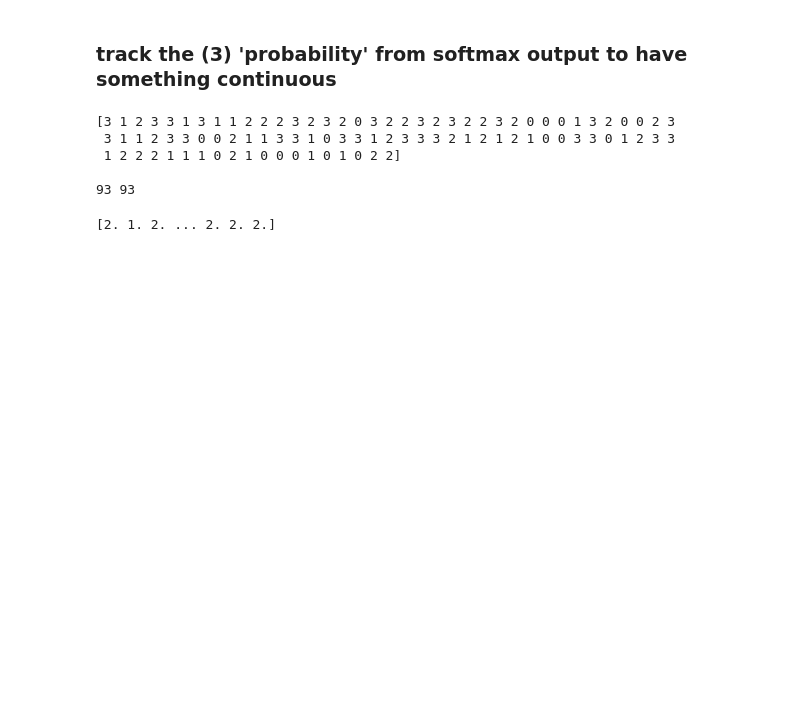
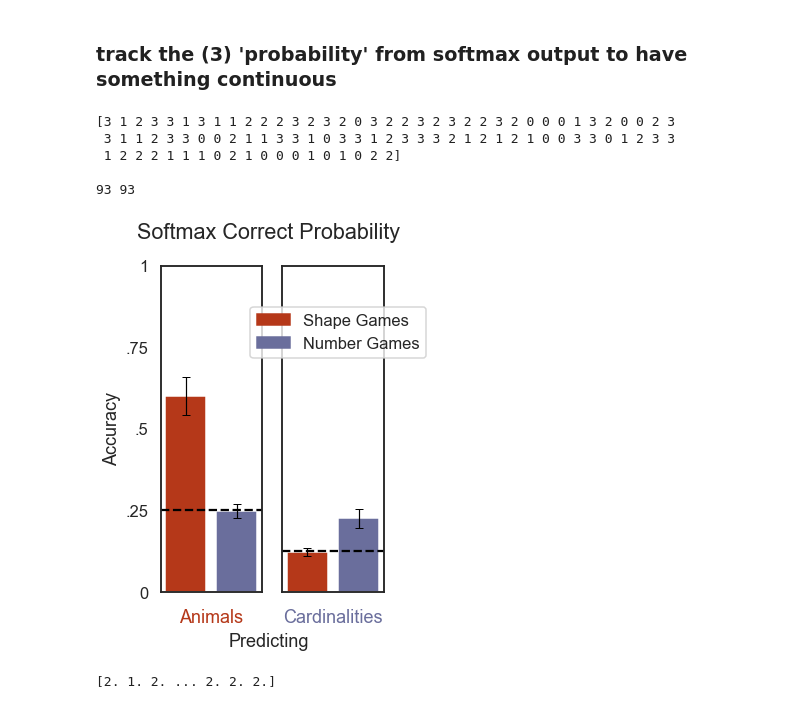
Before and after one commit to cogtoolslab/improvised_numerals, a Jupyter notebook: analysis/iternum_feature_analysis.ipynb, the cells around one changed output. Saved outputs shown, nothing was run; the diff lists cells and outputs as text; code cells hidden in the pictures; blank space fills up the shorter version.

```diff
--- a/analysis/iternum_feature_analysis.ipynb
+++ b/analysis/iternum_feature_analysis.ipynb
@@ -849,3 +866,63 @@ print(len(test), len(clf_A.predict_proba(X_A_test)))
+# %%
+soft_A_all = clf_A.predict_proba(X_A_test)
+soft_CA_all = clf_CA.predict_proba(X_CA_test)
+
+soft_C_all = clf_C.predict_proba(X_C_test)
+soft_AC_all = clf_AC.predict_proba(X_AC_test)
+
+aml_labels = ['bear','deer','owl','rabbit']
+num_labels = ['0','1','2','3','4','5','6','7']
+
+def get_guess(names,softmax,labels):
+    guesses = []
+    for i in range(len(labels)):
+        name = labels[i]
+        index = names.index(name)
+        guess = softmax[i,index]
+        guesses = np.append(guesses,guess)
+    return np.array(guesses)
+
+soft_A = get_guess(aml_labels,soft_A_all,y_A_test)
+soft_CA = get_guess(aml_labels,soft_CA_all,y_CA_test)
+
+soft_C = get_guess(num_labels,soft_C_all,y_C_test)
+soft_AC = get_guess(num_labels,soft_AC_all,y_AC_test)
+
+# copied directly from accuracy bar graph above
+fig , (ax1,ax2) = plt.subplots(1,2 , sharey=True, figsize = (4,6))
+ax1.set_ylim(0,1)
+fig.suptitle("Softmax Correct Probability")
+ax1.bar(["A","CA"],
+        [np.mean(soft_A),
+         np.mean(soft_CA)],
+       color = ['#b53819','#6a6e9c'],
+       yerr = [cf95(soft_A),
+               cf95(soft_CA)], error_kw={'linewidth':1.2,'capsize':4})
+ax1.set_xlabel("Animals",color='#b53819')
+ax1.set_xticklabels([])
+ax1.set_yticks([0,.25,.5,.75,1])
+ax1.set_yticklabels(['0','.25','.5','.75','1'])
+ax2.bar(["AC","C"],
+        [np.mean(soft_AC),
+         np.mean(soft_C)],
+       color = ['#b53819','#6a6e9c'],
+       yerr = [cf95(soft_AC),
+               cf95(soft_C)], error_kw={'linewidth':1.2,'capsize':4})
+ax2.set_xlabel("Cardinalities",color='#6a6e9c')
+ax2.set_xticklabels([])
+l1=ax1.axhline(0.25,color='black',ls='--')
+l1.set_label('l1')
+l2=ax2.axhline(0.125,color='black',ls='--')
+l2.set_label('l2')
+ax1.set_ylabel("Accuracy")
+fig.text(0.5, 0, 'Predicting', ha='center')
+colors = ['#b53819', '#6a6e9c']
+texts = ["Shape Games", "Number Games"]
+patches = [ mpatches.Patch(color=colors[i], label="{:s}".format(texts[i]) ) for i in range(len(texts)) ]
+ax2.legend(handles=patches, bbox_to_anchor=(1.5, .9), ncol=1 )
+fig.savefig('../results/softmax_prob_layer6.pdf')
+# %% [output]
+[figure, added]
 # %%
 # def i2animal(array):
 #     """take an array of animal names and convert to scalars for reference"""
```
Also changed, not shown: parts of 5 cells of this notebook.
